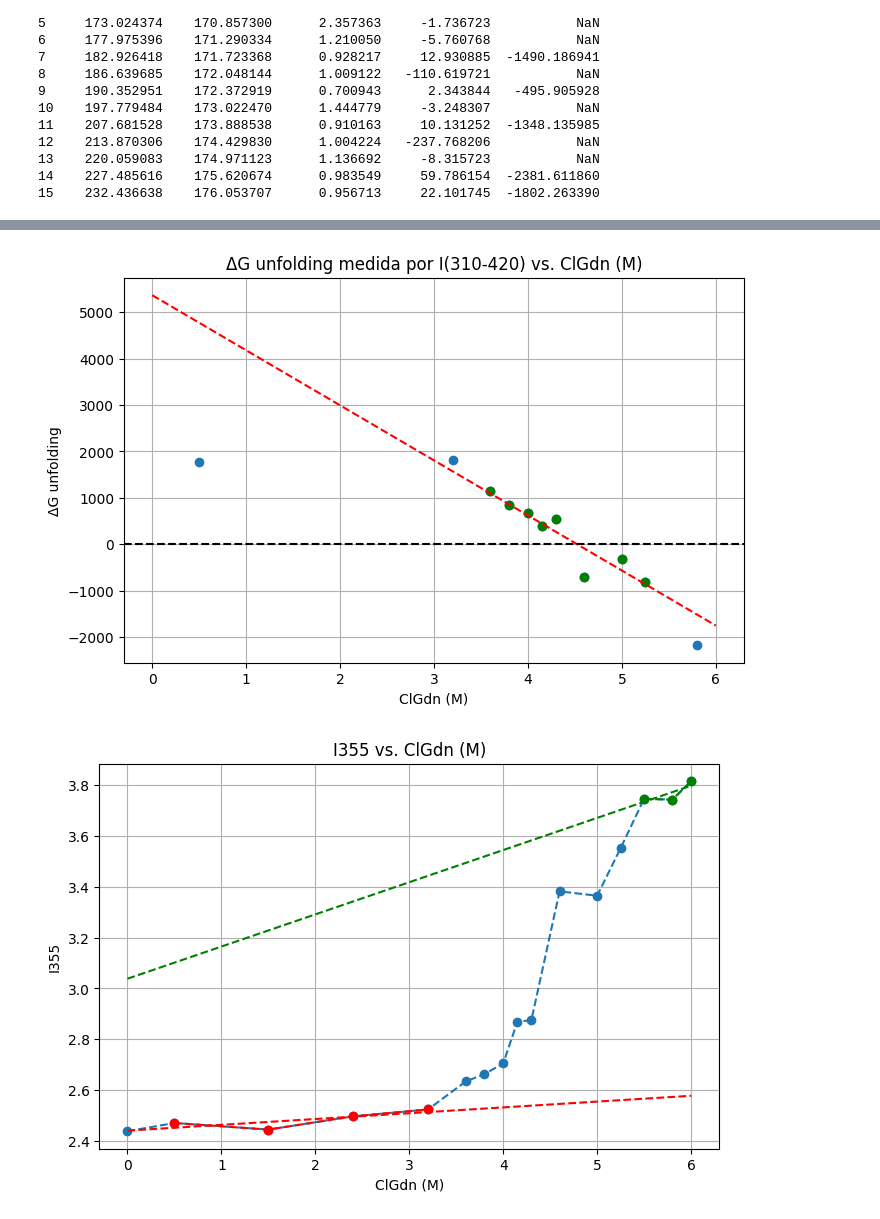
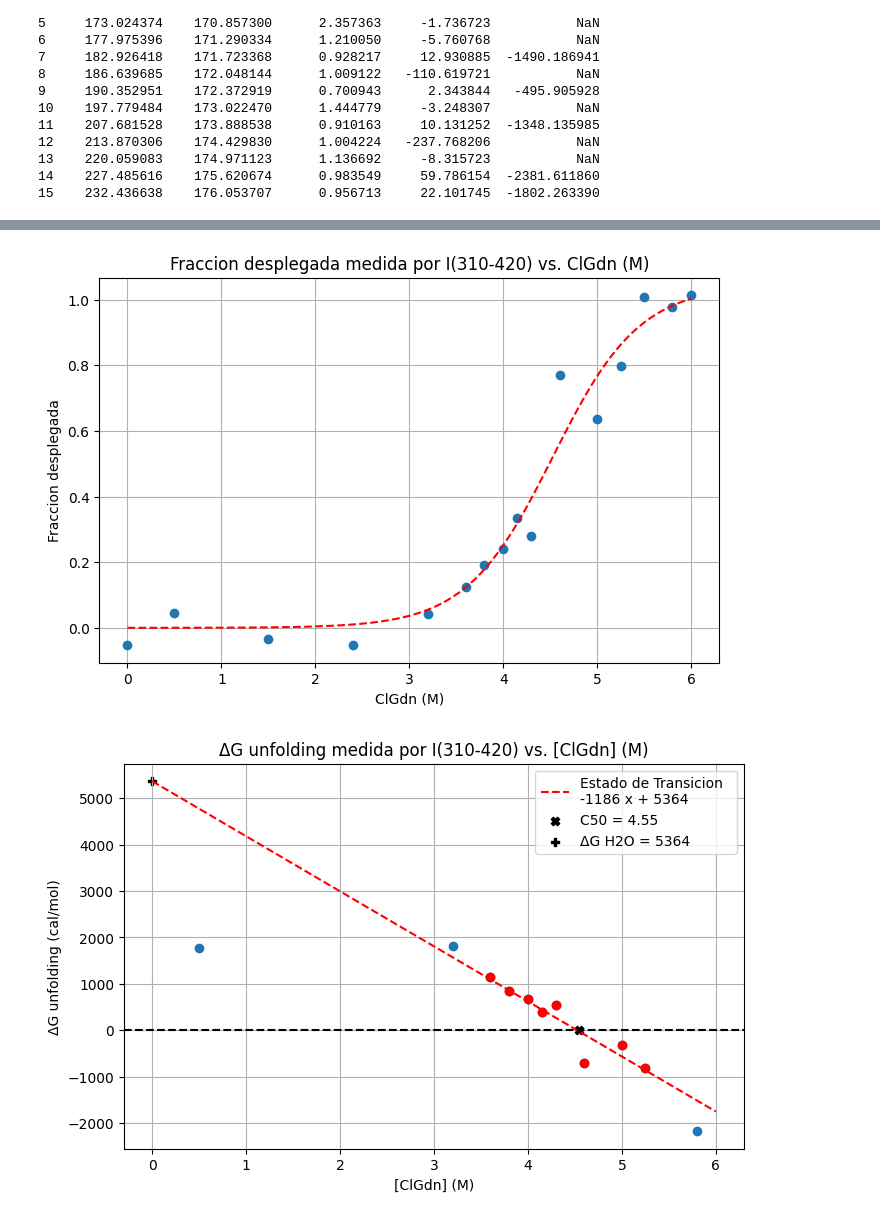
Before and after one commit to Juan-Cruz-P/QB2B-TP2, a Jupyter notebook: analisis.ipynb, the cells around one changed output, grey strips where cells are left out. Drawn from its saved outputs; the diff is of its cells as text; code cells hidden in the pictures.

```diff
--- a/analisis.ipynb
+++ b/analisis.ipynb
@@ -211,5 +153,7 @@ Regresion IN:
 # %%
 from sklearn.metrics import r2_score
+import scipy.optimize as optimize
+
 # Distinguir los puntos
 Puntos_IU = 3
 Puntos_IN = 5
@@ -238,11 +182,11 @@ for column in ['I(310-420)', 'I355', 'CM']:
 
     # Plot the original data
     plt.figure(figsize=figura)
-    plt.plot(combined_df['ClGdn (M)'], combined_df[column], marker='o', linestyle='--')
+    plt.plot(combined_df['ClGdn (M)'], combined_df[column], marker='o', linestyle='', label='Estado de Transicion')
 
     # Plot the regression points
-    plt.plot(x_IU, y_IU, marker='o', linestyle='--', color='green')
-    plt.plot(x_IN, y_IN, marker='o', linestyle='--', color='red')
+    plt.plot(x_IU, y_IU, marker='o', color='green', label='Estado Desplegado {}'.format(p_IU), linestyle='')
+    plt.plot(x_IN, y_IN, marker='o', color='red', label='Estado Nativo {}'.format(p_IN), linestyle='')
 
     # Plot the linear regression line
     xp_IU = np.linspace(0, 6, 100)
@@ -251,9 +195,10 @@ for column in ['I(310-420)', 'I355', 'CM']:
     xp_IN = np.linspace(0, 6, 100)
     plt.plot(xp_IN, p_IN(xp_IN), color='red', linestyle='--')
 
-    plt.xlabel('ClGdn (M)')
+    plt.xlabel('[ClGdn] (M)')
     plt.ylabel(column)
-    plt.title(column+' vs. ClGdn (M)')
+    plt.title(column+' vs. [ClGdn] (M)')
+    plt.legend()
     plt.grid(True)
     plt.show()
 
@@ -268,38 +213,60 @@ for column in ['I(310-420)', 'I355', 'CM']:
     ITotal_df['fu_'+column] = (combined_df[column] - ITotal_df['IN_'+column]) / (ITotal_df['IU_'+column] - ITotal_df['IN_'+column])
     #print(ITotal_df)
 
-    # plt.figure(figsize=figura)
-    # plt.plot(combined_df['ClGdn (M)'], ITotal_df['fu_'+column], marker='o', linestyle='--')
-    # plt.xlabel('ClGdn (M)')
-    # plt.ylabel('Fraccion desplegada')
-    # plt.title('Fraccion desplegada medida por '+column+ ' vs. ClGdn (M)')
-    # plt.grid(True)
-    # plt.show()
+    plt.figure(figsize=figura)
+    plt.plot(combined_df['ClGdn (M)'], ITotal_df['fu_'+column], marker='o', linestyle='')
+
+    # Sigmoid adjustment
+    popt, pcov = optimize.curve_fit(lambda x, a, b, c: a / (1 + np.exp(-b * x + c)), combined_df['ClGdn (M)'][1:], ITotal_df['fu_'+column][1:])
+
+    # Plot adjusted curve
+    xp = np.linspace(combined_df['ClGdn (M)'].min(), combined_df['ClGdn (M)'].max(), 100)
+    plt.plot(xp, popt[0] / (1 + np.exp(-popt[1] * xp + popt[2])), linestyle='--', color='red')
+
+
+    plt.xlabel('ClGdn (M)')
+    plt.ylabel('Fraccion desplegada')
+    plt.title('Fraccion desplegada medida por '+column+ ' vs. ClGdn (M)')
+    plt.grid(True)
+    plt.show()
 
 
     '''TERCER GRAFICO'''
+    # Calculate Ku and Gu
     ITotal_df['Ku_'+column] = ITotal_df['fu_'+column] / (1 - ITotal_df['fu_'+column])
     ITotal_df['Gu_'+column] = -R_cte * T_cte * np.log(ITotal_df['Ku_'+column])
-    #print(ITotal_df)
 
+    # Plot data
     plt.figure(figsize=figura)
     plt.plot(combined_df['ClGdn (M)'], ITotal_df['Gu_'+column], marker='o', linestyle='')
 
-    # Regresion lineal
-    x_IT = combined_df['ClGdn (M)'].iloc[Puntos_IN:len(combined_df['ClGdn (M)'])-Puntos_IU]
-    y_IT = ITotal_df['Gu_'+column].iloc[Puntos_IN:len(combined_df['ClGdn (M)'])-Puntos_IU]
-    plt.plot(x_IT, y_IT, marker='o', linestyle='', color='green')
+    # Linear regression
+    x_IT, y_IT = combined_df['ClGdn (M)'].iloc[Puntos_IN:len(combined_df['ClGdn (M)'])-Puntos_IU], ITotal_df['Gu_'+column].iloc[Puntos_IN:len(combined_df['ClGdn (M)'])-Puntos_IU]
+    plt.plot(x_IT, y_IT, marker='o', linestyle='', color='red')
 
-    z_IT = np.polyfit(x_IT, y_IT, 1)
-    p_IT = np.poly1d(z_IT)
+    # Fit line
+    p_IT = np.poly1d(np.polyfit(x_IT, y_IT, 1))
 
+    # Plot fit line
     xp_IT = np.linspace(0, 6, 100)
-    plt.plot(xp_IT, p_IT(xp_IT), linestyle='--', color='red')
+    plt.plot(xp_IT, p_IT(xp_IT), linestyle='--', color='red', label='Estado de Transicion {}'.format(p_IT))
 
+    # Find and plot y=0 point
+    x_zero = np.abs(p_IT(xp_IT)).argmin()
+    plt.scatter(xp_IT[x_zero], 0, color='Black', marker='X', label='C50 = {}'.format(round(xp_IT[x_zero], 2)))
+    plt.scatter(0, p_IT(0), color='Black', marker='P', label='ΔG H2O = {}'.format(round(p_IT(0))))
+
+
+    # Add horizontal line at y=0
     plt.axhline(y=0, color='black', linestyle='--')
-    plt.xlabel('ClGdn (M)')
-    plt.ylabel('ΔG unfolding')
-    plt.title('ΔG unfolding medida por '+column+ ' vs. ClGdn (M)')
+
+    # Add labels and title
+    plt.xlabel('[ClGdn] (M)')
+    plt.ylabel('ΔG unfolding (cal/mol)')
+    plt.title('ΔG unfolding medida por '+column+ ' vs. [ClGdn] (M)')
     plt.grid(True)
+    plt.legend()
     plt.show()
+
+    print(ITotal_df)
 # %% [output]
@@ -307,2 +274,2 @@ for column in ['I(310-420)', 'I355', 'CM']:
-[figure, old version]
+[figure, new version]
-[figure, old version]
+[figure, new version]
```
Also changed, not shown: parts of 4 cells of this notebook.
